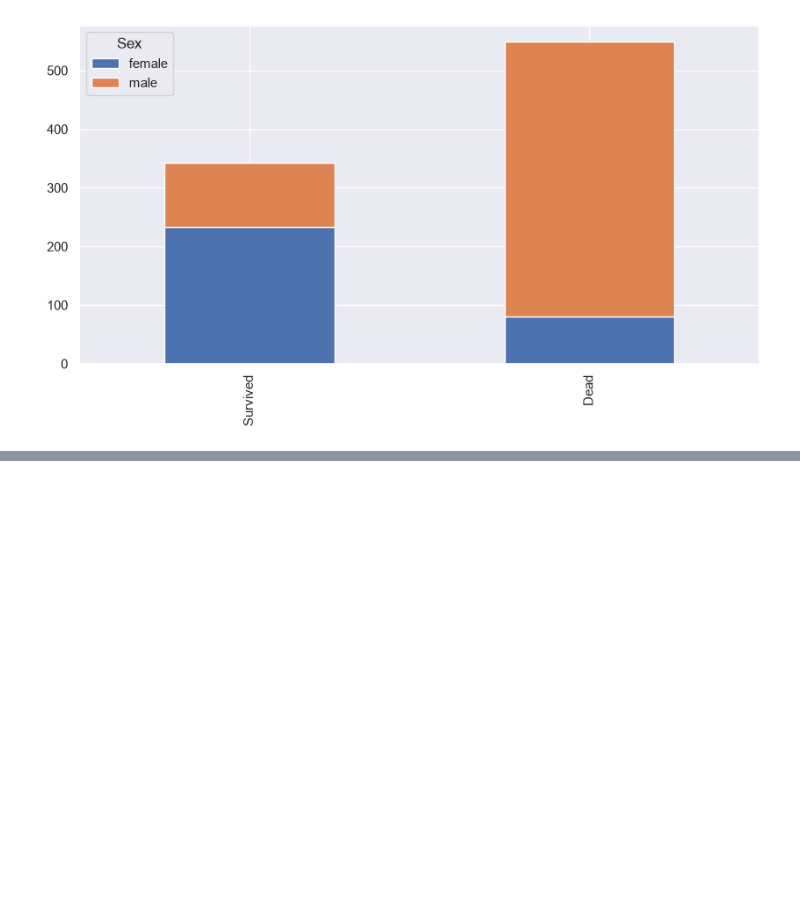
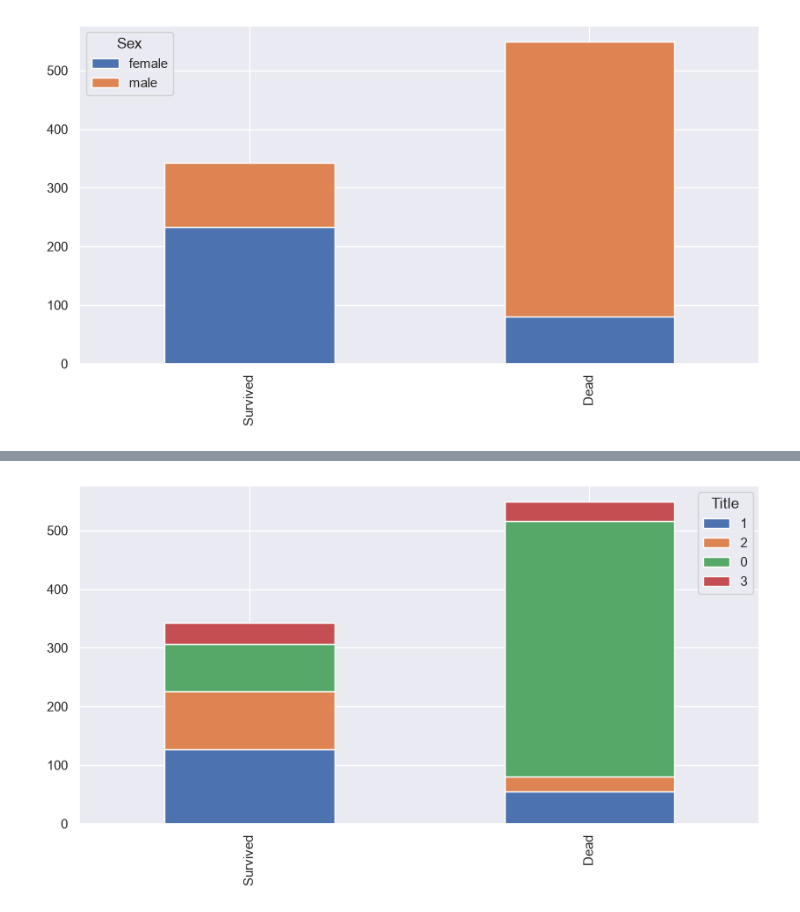
Before and after one commit to pshcj2-source/pythonsource, a Jupyter notebook: dataScience/chapter03/Titanic_tensor.ipynb, the cells around one changed output, grey strips where cells are left out. Drawn from its saved outputs; the diff is of its cells as text; code cells hidden in the pictures; blank space fills up the shorter version.

```diff
--- a/dataScience/chapter03/Titanic_tensor.ipynb
+++ b/dataScience/chapter03/Titanic_tensor.ipynb
@@ -194,0 +278,4 @@ feature vector is an n-dimensional vector of numerical features that represent s
+# %%
+bar_chart('Title')
+# %% [output]
+[figure, added]
```
Also changed, not shown: parts of 76 cells of this notebook, 4 other files.
